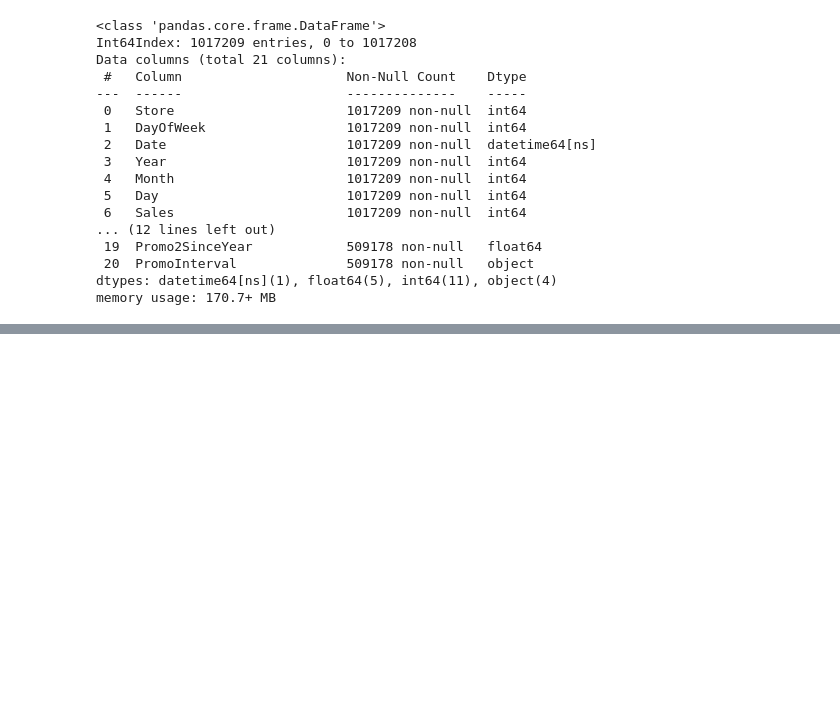
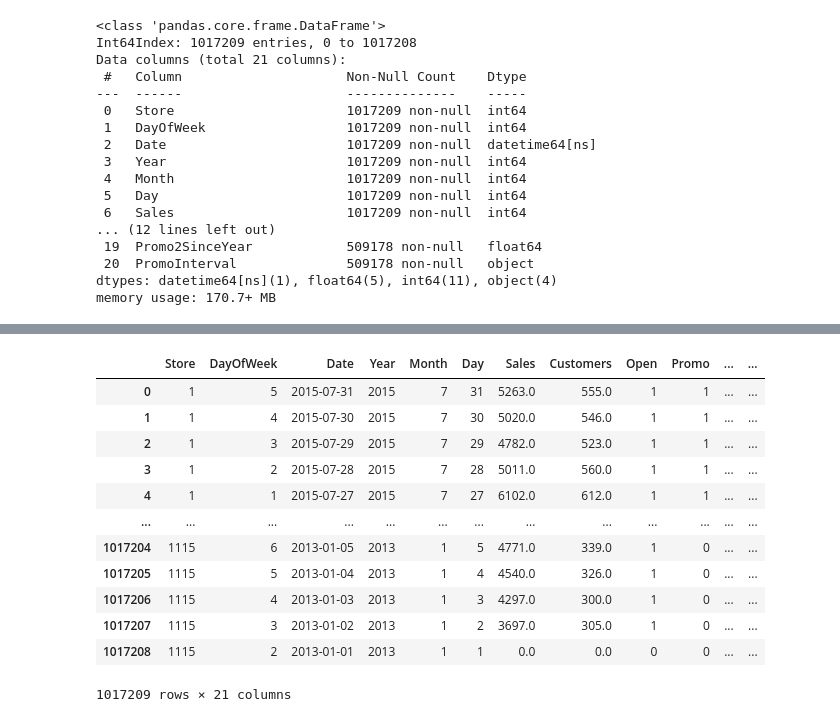
Before and after one commit to nahomHmichael/Rossman-Pharmaceutical-Sales-Pridiction, a Jupyter notebook: notebooks/ML_modeling.ipynb, the cells around one changed output, grey strips where cells are left out. Saved outputs shown, nothing was run; the diff lists cells and outputs as text; code cells hidden in the pictures; blank space fills up the shorter version.

```diff
--- a/notebooks/ML_modeling.ipynb
+++ b/notebooks/ML_modeling.ipynb
@@ -130,0 +199,18 @@ memory usage: 170.7+ MB
+# %%
+clean_train_store = DataClean(train_store)
+clean_train_store.fix_outlier_with_median(train_store, 'Customers')
+clean_train_store.fix_outlier_with_median(train_store, 'Sales')
+# %% [output]
+|  | Store | DayOfWeek | Date | Year | Month | Day | Sales | Customers | Open | Promo | ... | ... |
+| 0 | 1 | 5 | 2015-07-31 | 2015 | 7 | 31 | 5263.0 | 555.0 | 1 | 1 | ... | ... |
+| 1 | 1 | 4 | 2015-07-30 | 2015 | 7 | 30 | 5020.0 | 546.0 | 1 | 1 | ... | ... |
+| 2 | 1 | 3 | 2015-07-29 | 2015 | 7 | 29 | 4782.0 | 523.0 | 1 | 1 | ... | ... |
+| 3 | 1 | 2 | 2015-07-28 | 2015 | 7 | 28 | 5011.0 | 560.0 | 1 | 1 | ... | ... |
+| 4 | 1 | 1 | 2015-07-27 | 2015 | 7 | 27 | 6102.0 | 612.0 | 1 | 1 | ... | ... |
+| ... | ... | ... | ... | ... | ... | ... | ... | ... | ... | ... | ... | ... |
+| 1017204 | 1115 | 6 | 2013-01-05 | 2013 | 1 | 5 | 4771.0 | 339.0 | 1 | 0 | ... | ... |
+| 1017205 | 1115 | 5 | 2013-01-04 | 2013 | 1 | 4 | 4540.0 | 326.0 | 1 | 0 | ... | ... |
+| 1017206 | 1115 | 4 | 2013-01-03 | 2013 | 1 | 3 | 4297.0 | 300.0 | 1 | 0 | ... | ... |
+| 1017207 | 1115 | 3 | 2013-01-02 | 2013 | 1 | 2 | 3697.0 | 305.0 | 1 | 0 | ... | ... |
+| 1017208 | 1115 | 2 | 2013-01-01 | 2013 | 1 | 1 | 0.0 | 0.0 | 0 | 0 | ... | ... |
+1017209 rows × 21 columns
```
Also changed, not shown: parts of 12 cells of this notebook, 4 other files.
